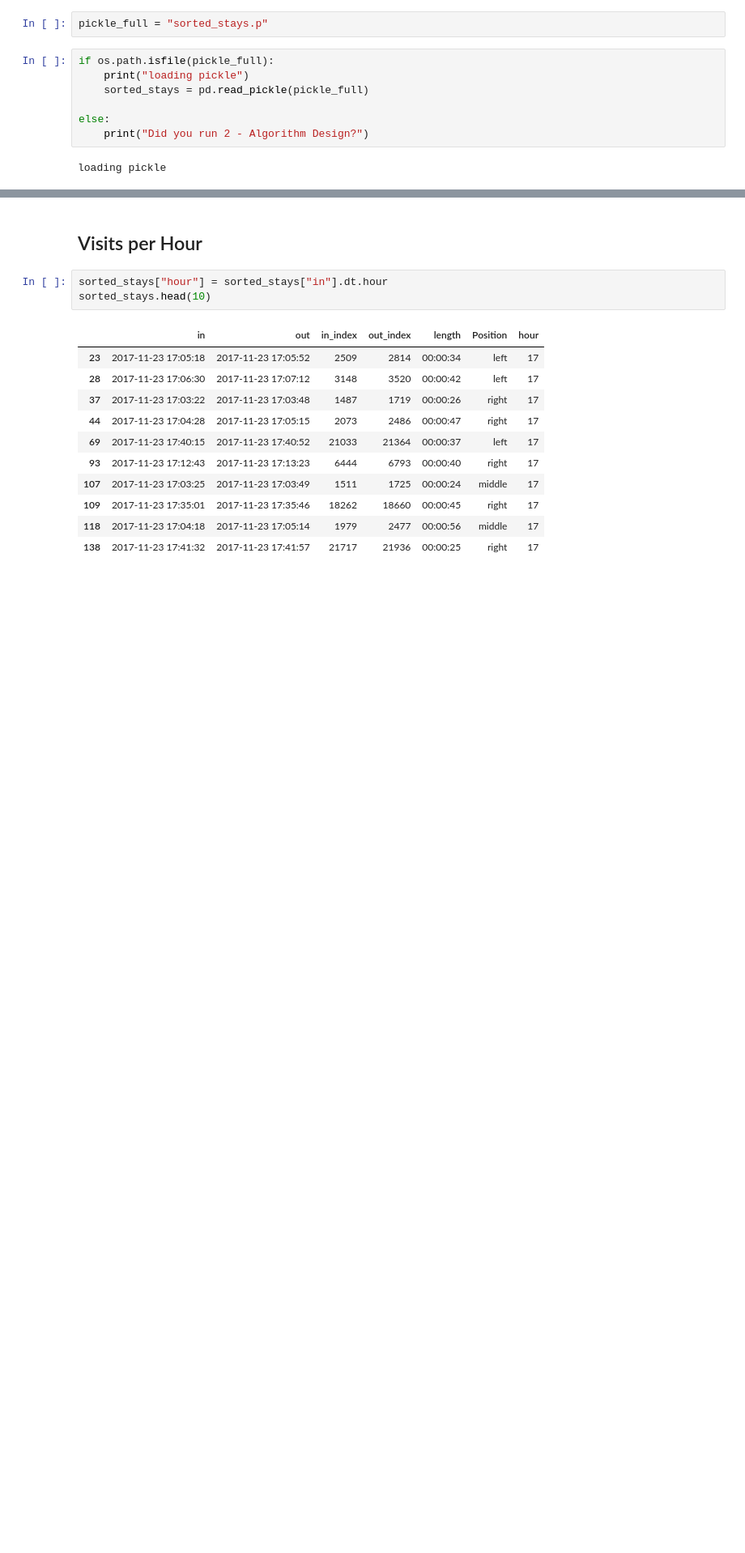
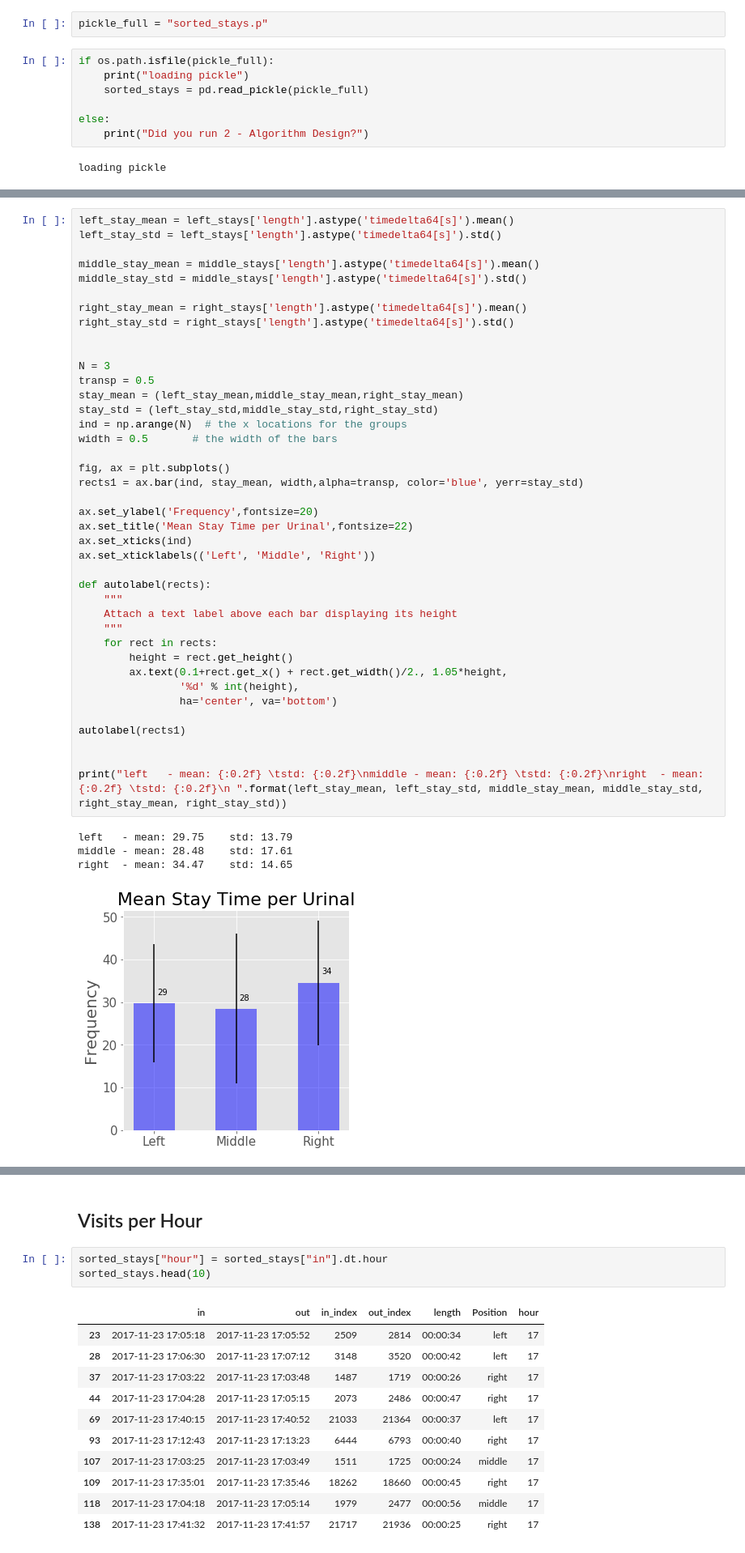
Before and after one commit to bachelor-2020/grideye-testing, a Jupyter notebook: 3 - Data Analysis.ipynb, the cells around one changed output, grey strips where cells are left out. Shown at 81% size. Drawn from its saved outputs; the diff is of its cells as text; blank space fills up the shorter version.

```diff
--- a/3 - Data Analysis.ipynb
+++ b/3 - Data Analysis.ipynb
@@ -63,0 +73,45 @@ right  - mean: 0 days 00:00:34.471590 std: 0 days 00:00:14.651349
+# %%
+left_stay_mean = left_stays['length'].astype('timedelta64[s]').mean()
+left_stay_std = left_stays['length'].astype('timedelta64[s]').std()
+
+middle_stay_mean = middle_stays['length'].astype('timedelta64[s]').mean()
+middle_stay_std = middle_stays['length'].astype('timedelta64[s]').std()
+
+right_stay_mean = right_stays['length'].astype('timedelta64[s]').mean()
+right_stay_std = right_stays['length'].astype('timedelta64[s]').std()
+
+
+N = 3
+transp = 0.5
+stay_mean = (left_stay_mean,middle_stay_mean,right_stay_mean)
+stay_std = (left_stay_std,middle_stay_std,right_stay_std)
+ind = np.arange(N)  # the x locations for the groups
+width = 0.5       # the width of the bars
+
+fig, ax = plt.subplots()
+rects1 = ax.bar(ind, stay_mean, width,alpha=transp, color='blue', yerr=stay_std)
+
+ax.set_ylabel('Frequency',fontsize=20)
+ax.set_title('Mean Stay Time per Urinal',fontsize=22)
+ax.set_xticks(ind)
+ax.set_xticklabels(('Left', 'Middle', 'Right'))
+
+def autolabel(rects):
+    """
+    Attach a text label above each bar displaying its height
+    """
+    for rect in rects:
+        height = rect.get_height()
+        ax.text(0.1+rect.get_x() + rect.get_width()/2., 1.05*height,
+                '%d' % int(height),
+                ha='center', va='bottom')
+
+autolabel(rects1)
+
+
+print("left   - mean: {:0.2f} \tstd: {:0.2f}\nmiddle - mean: {:0.2f} \tstd: {:0.2f}\nright  - mean: {:0.2f} \tstd: {:0.2f}\n ".format(left_stay_mean, left_stay_std, middle_stay_mean, middle_stay_std, right_stay_mean, right_stay_std))
+# %% [output]
+left   - mean: 29.75    std: 13.79
+middle - mean: 28.48    std: 17.61
+right  - mean: 34.47    std: 14.65
+[figure, added]
```
Also changed, not shown: parts of 16 cells of this notebook, 5 other files.
